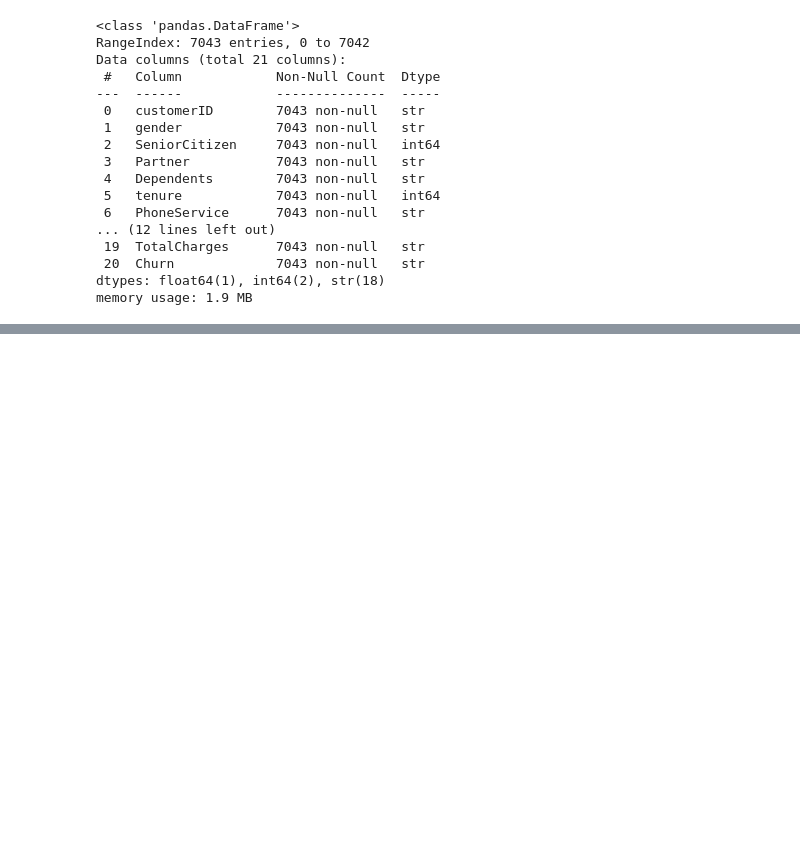
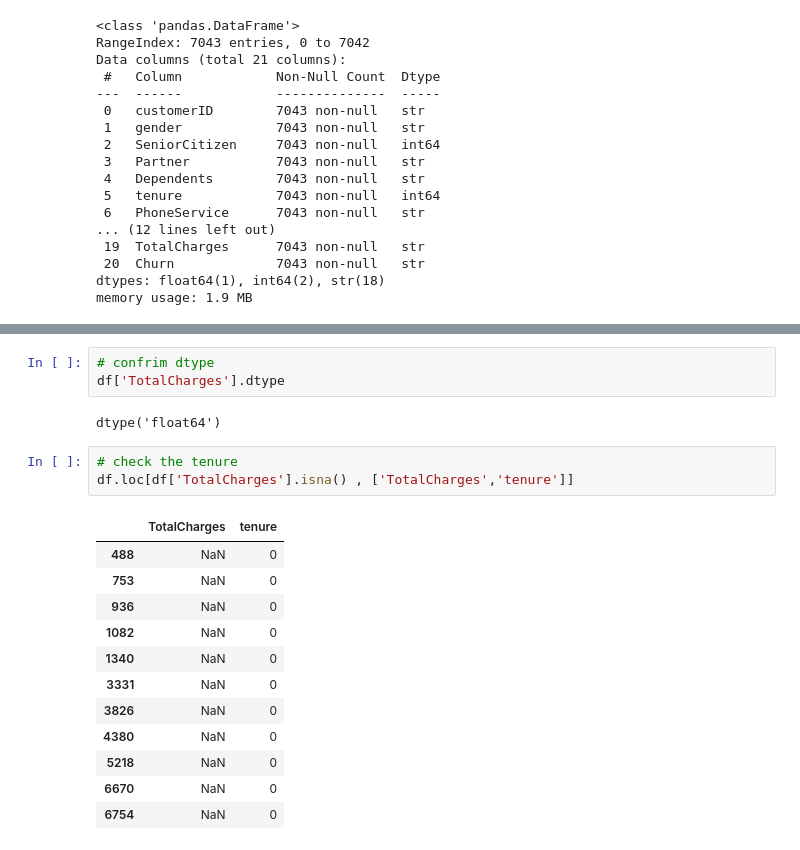
Before and after one commit to Fatima-Arain206/SOFTGROWTECH_INTERNSHIP_PROJECT_TASK2_DATA_ANALYSIS, a Jupyter notebook: CustomerRetention_Analysis_Project2/Customer_Retention.ipynb, the cells around one changed output, grey strips where cells are left out. Saved outputs shown, nothing was run; the diff lists cells and outputs as text; blank space fills up the shorter version.

```diff
--- a/CustomerRetention_Analysis_Project2/Customer_Retention.ipynb
+++ b/CustomerRetention_Analysis_Project2/Customer_Retention.ipynb
@@ -60,0 +73,21 @@ memory usage: 1.9 MB
+# %%
+# confrim dtype
+df['TotalCharges'].dtype
+# %% [output]
+dtype('float64')
+# %%
+# check the tenure
+df.loc[df['TotalCharges'].isna() , ['TotalCharges','tenure']]
+# %% [output]
+|  | TotalCharges | tenure |
+| 488 | NaN | 0 |
+| 753 | NaN | 0 |
+| 936 | NaN | 0 |
+| 1082 | NaN | 0 |
+| 1340 | NaN | 0 |
+| 3331 | NaN | 0 |
+| 3826 | NaN | 0 |
+| 4380 | NaN | 0 |
+| 5218 | NaN | 0 |
+| 6670 | NaN | 0 |
+| 6754 | NaN | 0 |
```
Also changed, not shown: parts of 10 cells of this notebook, 2 other files.
